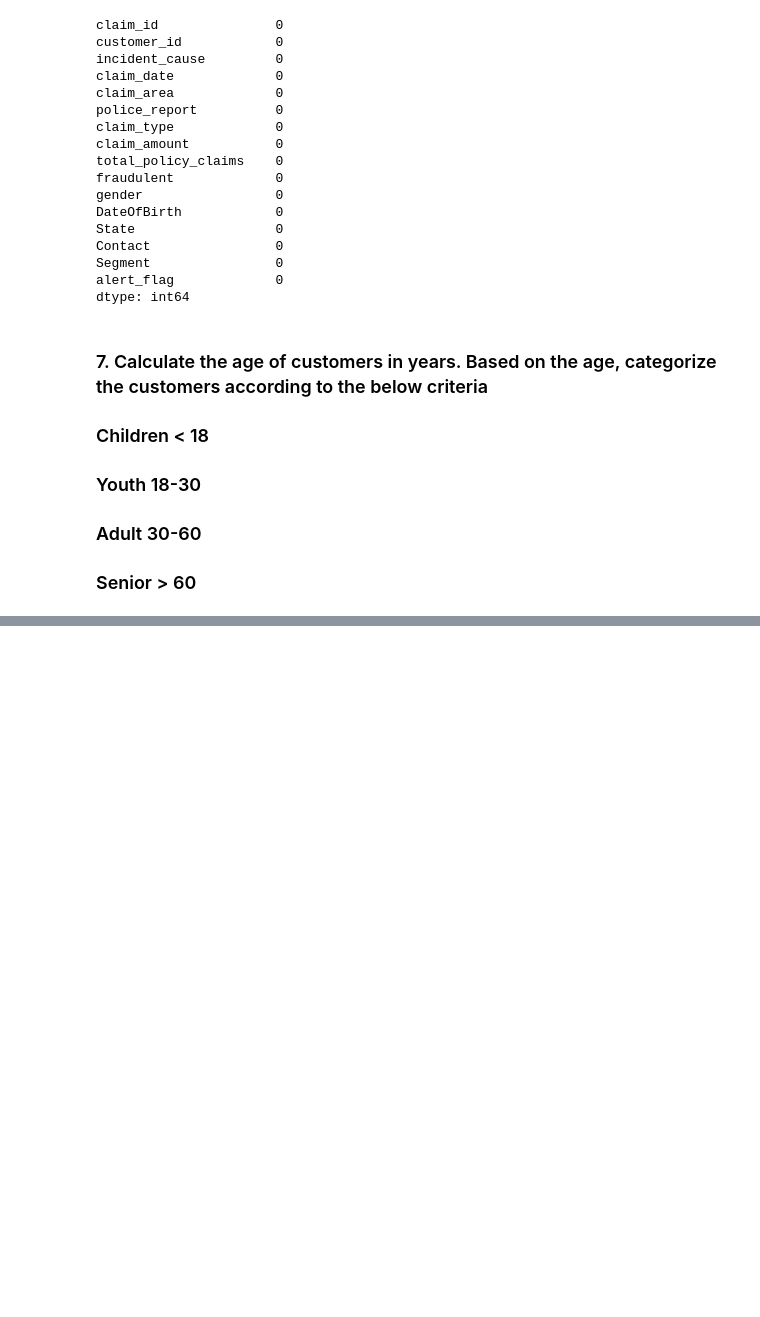
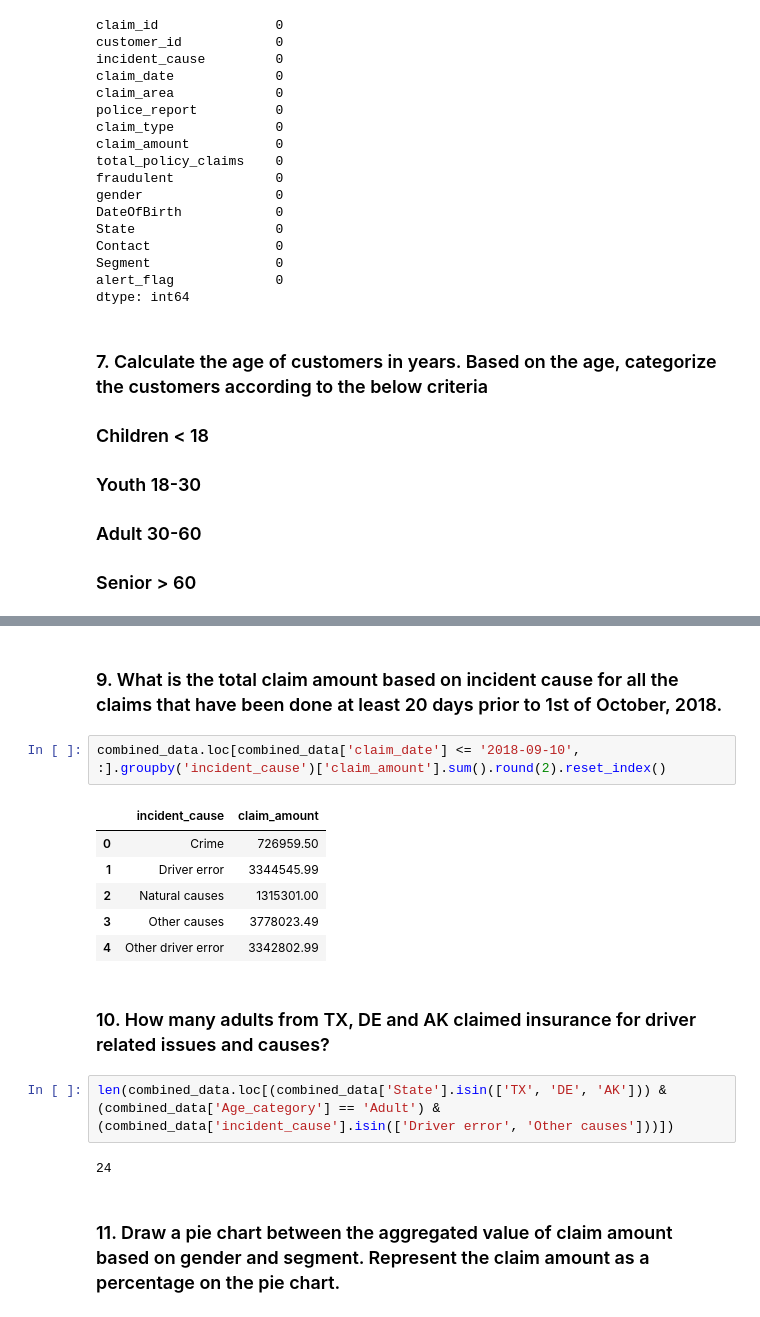
Before and after one commit to sakshisv/Insurance-Claims-Python-Case-Study, a Jupyter notebook: Insurance Claims Case Study (Python).ipynb, the cells around one changed output, grey strips where cells are left out. Drawn from its saved outputs; the diff is of its cells as text; blank space fills up the shorter version.

```diff
--- a/Insurance Claims Case Study (Python).ipynb
+++ b/Insurance Claims Case Study (Python).ipynb
@@ -246,0 +231,19 @@ Name: claim_date, Length: 1093, dtype: bool
+# %% [markdown]
+### 9. What is the total claim amount based on incident cause for all the claims that have been done at least 20 days prior to 1st of October, 2018.
+# %%
+combined_data.loc[combined_data['claim_date'] <= '2018-09-10', :].groupby('incident_cause')['claim_amount'].sum().round(2).reset_index()
+# %% [output]
+|  | incident_cause | claim_amount |
+| 0 | Crime | 726959.50 |
+| 1 | Driver error | 3344545.99 |
+| 2 | Natural causes | 1315301.00 |
+| 3 | Other causes | 3778023.49 |
+| 4 | Other driver error | 3342802.99 |
+# %% [markdown]
+### 10. How many adults from TX, DE and AK claimed insurance for driver related issues and causes?
+# %%
+len(combined_data.loc[(combined_data['State'].isin(['TX', 'DE', 'AK'])) & (combined_data['Age_category'] == 'Adult') & (combined_data['incident_cause'].isin(['Driver error', 'Other causes']))])
+# %% [output]
+24
+# %% [markdown]
+### 11. Draw a pie chart between the aggregated value of claim amount based on gender and segment. Represent the claim amount as a percentage on the pie chart.
```
Also changed, not shown: parts of 8 cells of this notebook.
